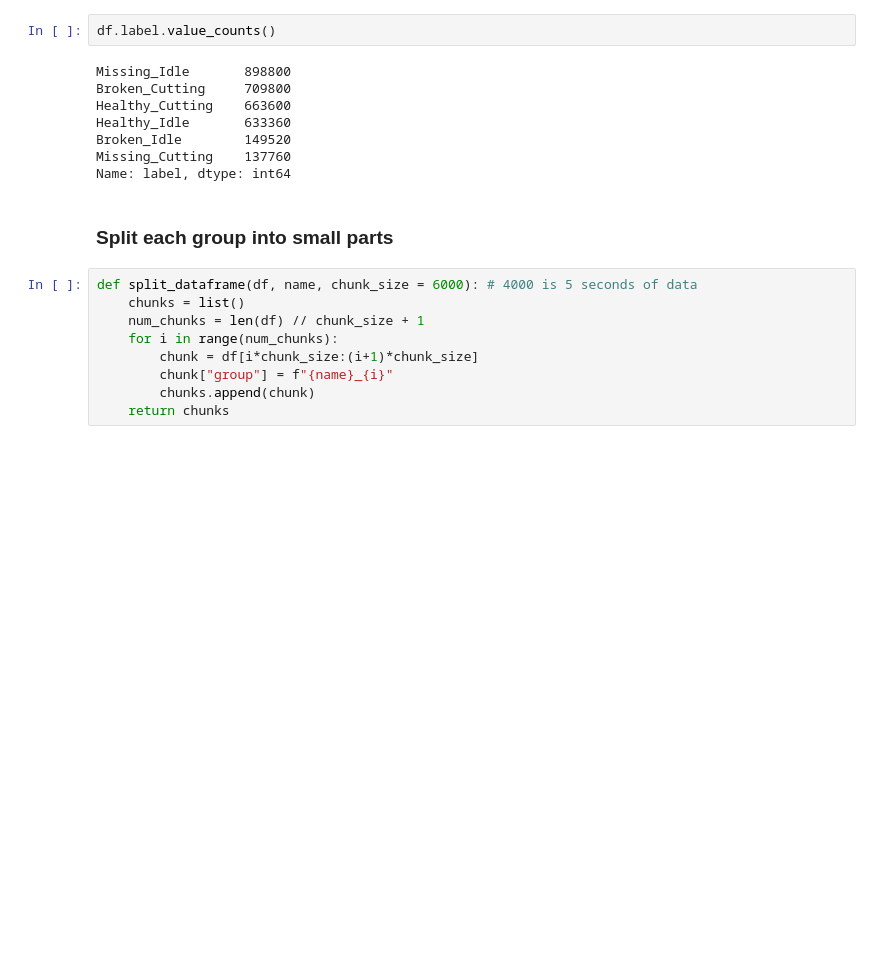
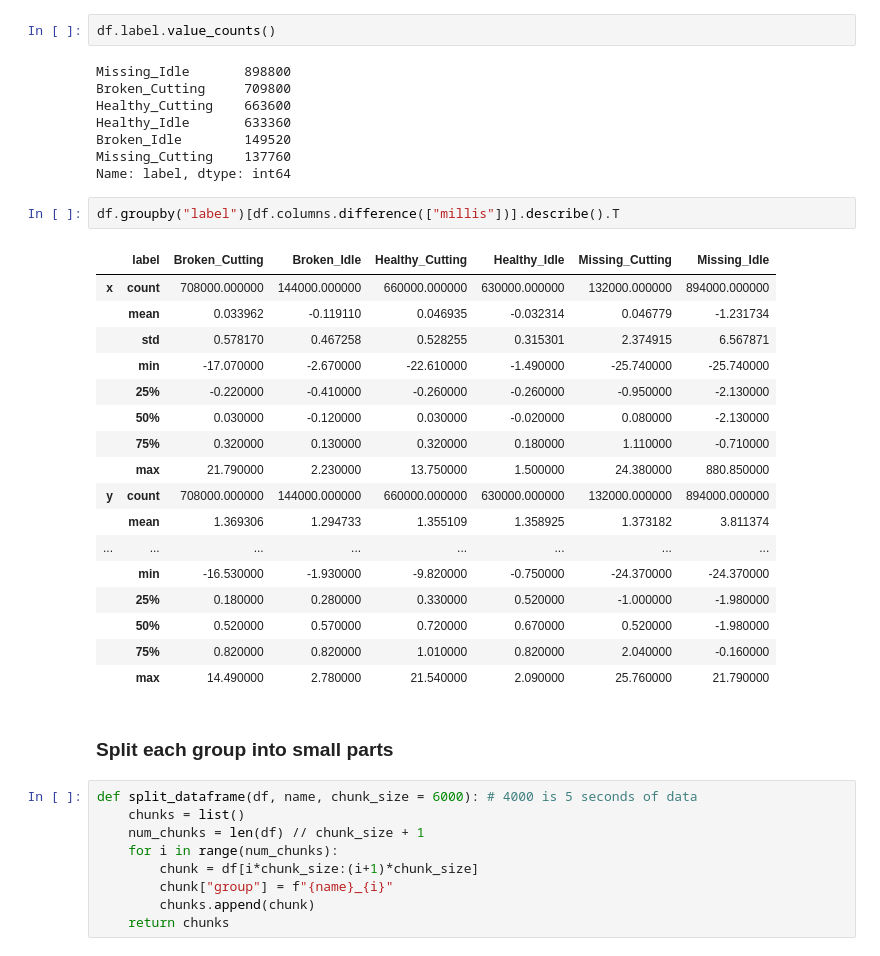
Before and after one commit to AJDERS/greentech, a Jupyter notebook: src/notebooks/initial-analysis.ipynb, the cells around one changed output. Cells and saved outputs as stored; diff of their text form; blank space fills up the shorter version.

```diff
--- a/src/notebooks/initial-analysis.ipynb
+++ b/src/notebooks/initial-analysis.ipynb
@@ -104,6 +105,26 @@ Healthy_Idle       633360
 Broken_Idle        149520
 Missing_Cutting    137760
 Name: label, dtype: int64
+# %%
+df.groupby("label")[df.columns.difference(["millis"])].describe().T
+# %% [output]
+|  | label | Broken_Cutting | Broken_Idle | Healthy_Cutting | Healthy_Idle | Missing_Cutting | Missing_Idle |
+| x | count | 708000.000000 | 144000.000000 | 660000.000000 | 630000.000000 | 132000.000000 | 894000.000000 |
+|  | mean | 0.033962 | -0.119110 | 0.046935 | -0.032314 | 0.046779 | -1.231734 |
+|  | std | 0.578170 | 0.467258 | 0.528255 | 0.315301 | 2.374915 | 6.567871 |
+|  | min | -17.070000 | -2.670000 | -22.610000 | -1.490000 | -25.740000 | -25.740000 |
+|  | 25% | -0.220000 | -0.410000 | -0.260000 | -0.260000 | -0.950000 | -2.130000 |
+|  | 50% | 0.030000 | -0.120000 | 0.030000 | -0.020000 | 0.080000 | -2.130000 |
+|  | 75% | 0.320000 | 0.130000 | 0.320000 | 0.180000 | 1.110000 | -0.710000 |
+|  | max | 21.790000 | 2.230000 | 13.750000 | 1.500000 | 24.380000 | 880.850000 |
+| y | count | 708000.000000 | 144000.000000 | 660000.000000 | 630000.000000 | 132000.000000 | 894000.000000 |
+|  | mean | 1.369306 | 1.294733 | 1.355109 | 1.358925 | 1.373182 | 3.811374 |
+| ... | ... | ... | ... | ... | ... | ... | ... |
+|  | min | -16.530000 | -1.930000 | -9.820000 | -0.750000 | -24.370000 | -24.370000 |
+|  | 25% | 0.180000 | 0.280000 | 0.330000 | 0.520000 | -1.000000 | -1.980000 |
+|  | 50% | 0.520000 | 0.570000 | 0.720000 | 0.670000 | 0.520000 | -1.980000 |
+|  | 75% | 0.820000 | 0.820000 | 1.010000 | 0.820000 | 2.040000 | -0.160000 |
+|  | max | 14.490000 | 2.780000 | 21.540000 | 2.090000 | 25.760000 | 21.790000 |
 # %% [markdown]
 ### Split each group into small parts
 # %%
```
Also changed, not shown: parts of 2 cells of this notebook.
